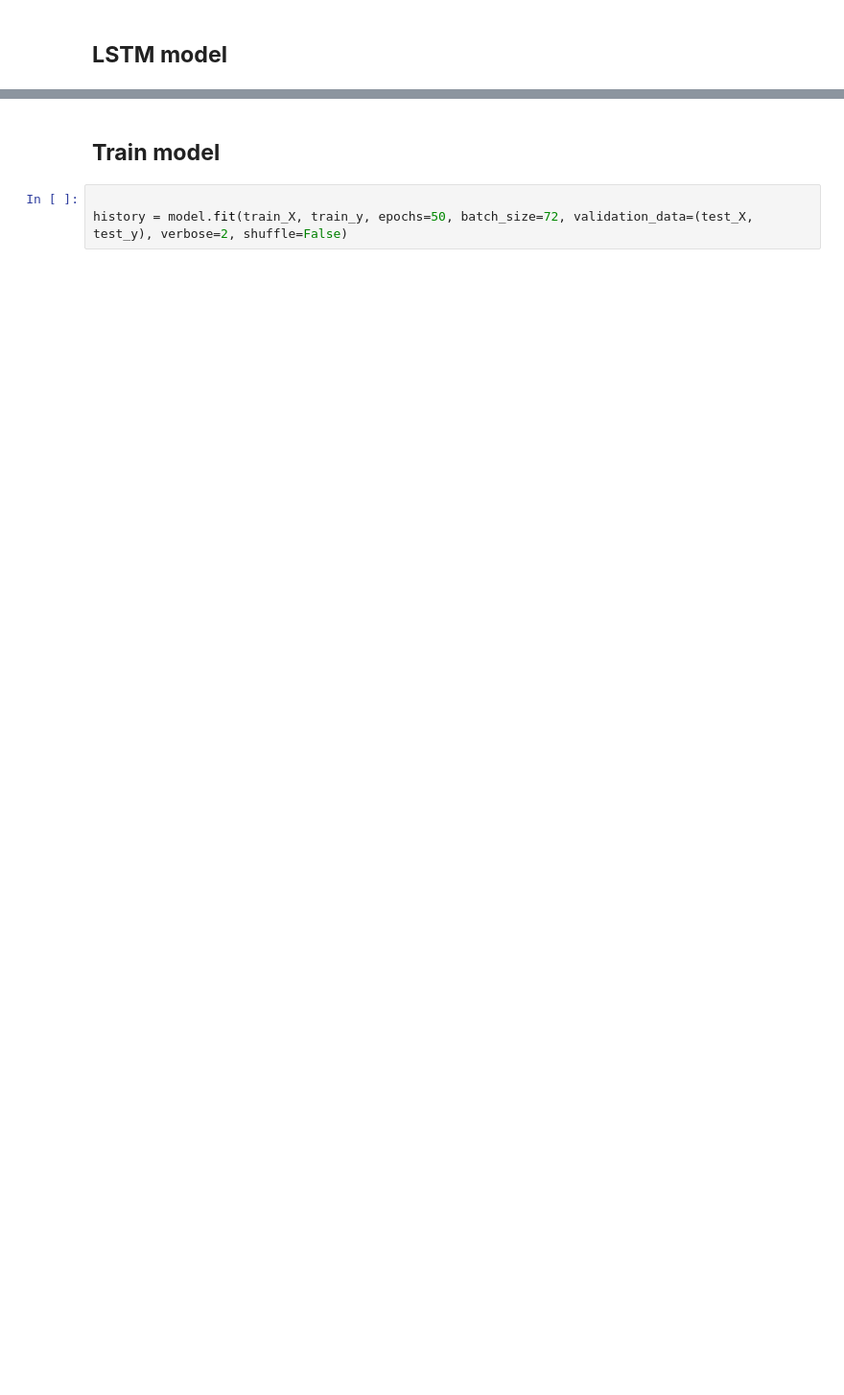
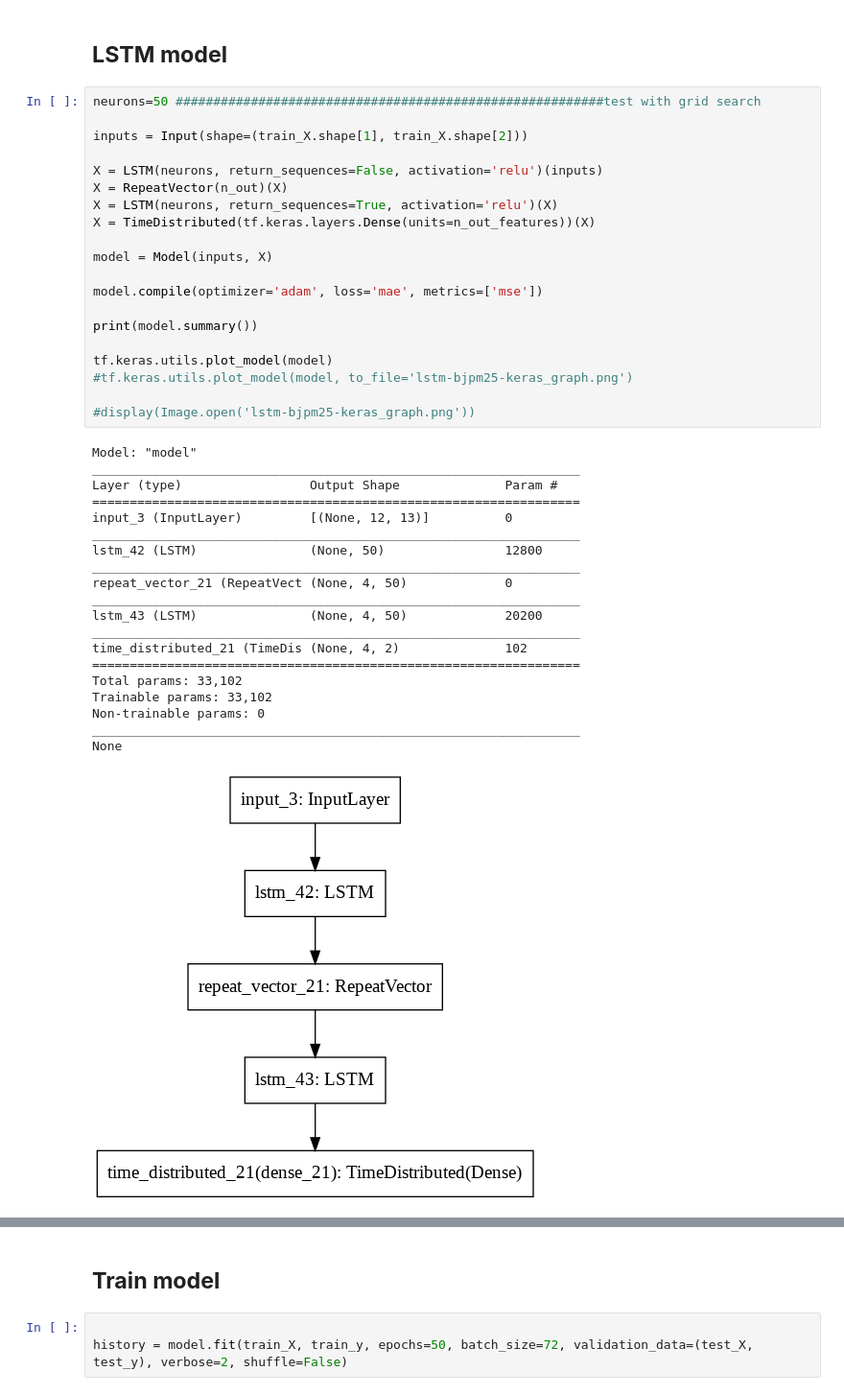
Before and after one commit to frh2020/topics, a Jupyter notebook: time_series/time_series_bjpm25_lstm_v2.ipynb, the cells around one changed output, grey strips where cells are left out. Shown at 96% size. Cells and saved outputs as stored; diff of their text form; blank space fills up the shorter version.

```diff
--- a/time_series/time_series_bjpm25_lstm_v2.ipynb
+++ b/time_series/time_series_bjpm25_lstm_v2.ipynb
@@ -263,5 +267,46 @@ print(train_X.shape, train_y.shape, test_X.shape, test_y.shape)
 # %% [markdown]
 ## **LSTM model**
+# %%
+neurons=50 #########################################################test with grid search
+
+inputs = Input(shape=(train_X.shape[1], train_X.shape[2]))
+
+X = LSTM(neurons, return_sequences=False, activation='relu')(inputs)
+X = RepeatVector(n_out)(X)
+X = LSTM(neurons, return_sequences=True, activation='relu')(X)
+X = TimeDistributed(tf.keras.layers.Dense(units=n_out_features))(X)
+
+model = Model(inputs, X)
+
+model.compile(optimizer='adam', loss='mae', metrics=['mse'])
+
+print(model.summary())
+
+tf.keras.utils.plot_model(model)
+#tf.keras.utils.plot_model(model, to_file='lstm-bjpm25-keras_graph.png')
+
+#display(Image.open('lstm-bjpm25-keras_graph.png'))
+# %% [output]
+Model: "model"
+_________________________________________________________________
+Layer (type)                 Output Shape              Param #
+=================================================================
+input_3 (InputLayer)         [(None, 12, 13)]          0
+_________________________________________________________________
+lstm_42 (LSTM)               (None, 50)                12800
+_________________________________________________________________
+repeat_vector_21 (RepeatVect (None, 4, 50)             0
+_________________________________________________________________
+lstm_43 (LSTM)               (None, 4, 50)             20200
+_________________________________________________________________
+time_distributed_21 (TimeDis (None, 4, 2)              102
+=================================================================
+Total params: 33,102
+Trainable params: 33,102
+Non-trainable params: 0
+_________________________________________________________________
+None
+[figure, added]
 # %%
 neurons=50 #########################################################test with grid search
 model = tf.keras.Sequential([
```
Also changed, not shown: parts of 16 cells of this notebook.
